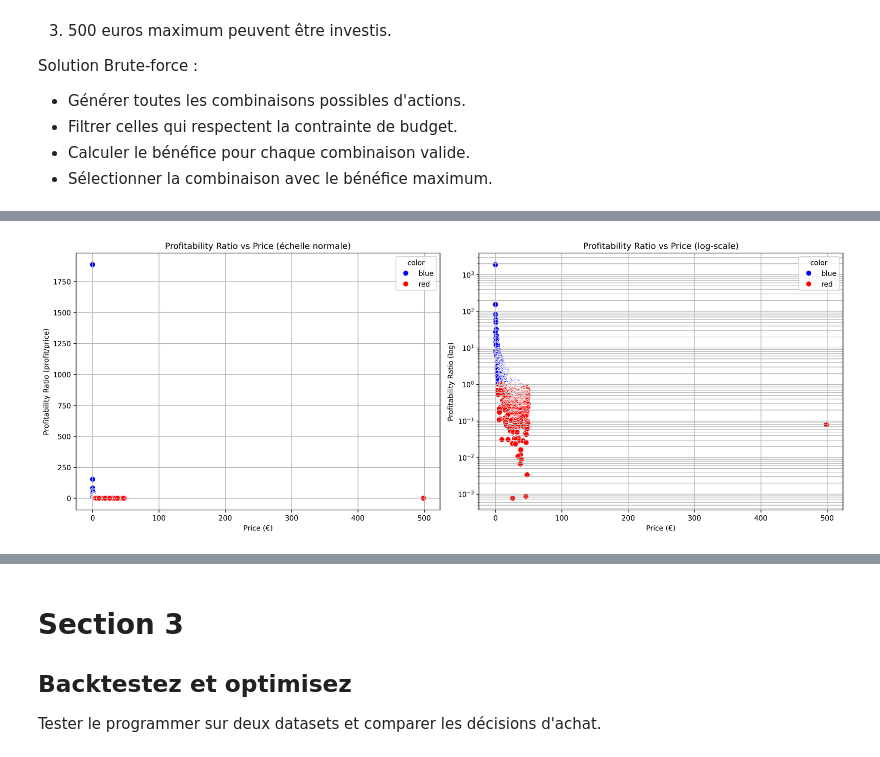
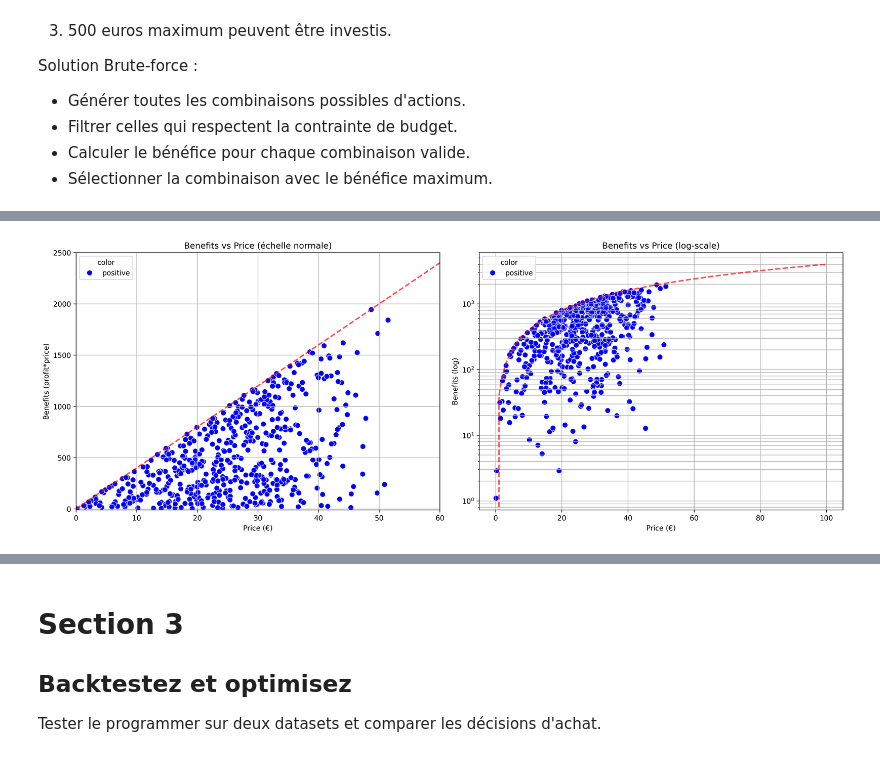
Before and after one commit to MithrandirEa/P7_Algorithmes, a Jupyter notebook: first_search/search_Notebook.ipynb, the cells around one changed output, grey strips where cells are left out. Saved outputs shown, nothing was run; the diff lists cells and outputs as text; code cells hidden in the pictures.

Commit message:
Analyse des dataset et premières observations

```diff
--- a/first_search/search_Notebook.ipynb
+++ b/first_search/search_Notebook.ipynb
@@ -210,10 +257,10 @@ import pandas as pd
 import matplotlib.pyplot as plt
 import seaborn as sns
 
-df = pd.DataFrame(sorted_actions_dataset1)
+df = pd.read_csv('data/dataset_2_cured.csv')
 
 # Coloration selon ton critère (< 1 → rouge, sinon bleu)
-df['color'] = df['profitability_ratio'].apply(lambda v: 'red' if v < 1 else 'blue')
+df['color'] = df['benefit_2y'].apply(lambda v: 'negative' if v < 1 else 'positive')
 
 # ----------------------------
 # Deux graphiques côte à côte
@@ -225,39 +272,51 @@ plt.figure(figsize=(16, 6), dpi=300)
 # -------------------------
 plt.subplot(1, 2, 1)
 sns.scatterplot(
     data=df,
     x='price',
-    y='profitability_ratio',
+    y='benefit_2y',
     hue='color',
-    palette={'red': 'red', 'blue': 'blue'},
+    palette={'negative': 'red', 'positive': 'blue'},
     s=60,
     marker='o'
 )
-plt.title("Profitability Ratio vs Price (échelle normale)")
+
+# AJOUTER ICI LA FONCTION QUI SERT DE REFÉRENCE
+x_values = np.linspace(0, 100, 100)
+plt.plot(x_values, 40*x_values, 'r--', linewidth=2, label='y = x', alpha=0.7)
+
+plt.title("Benefits vs Price (échelle normale)")
 plt.xlabel("Price (€)")
-plt.ylabel("Profitability Ratio (profit/price)")
+plt.xlim(0, 60)
+plt.ylabel("Benefits (profit*price)")
+plt.ylim(-10, 2500)
 plt.grid(True)
 
 # -------------------------
 # GRAPHIQUE 2 : échelle logarithmique
 # -------------------------
 plt.subplot(1, 2, 2)
 sns.scatterplot(
     data=df,
     x='price',
-    y='profitability_ratio',
+    y='benefit_2y',
     hue='color',
-    palette={'red': 'red', 'blue': 'blue'},
+    palette={'negative': 'red', 'positive': 'blue'},
     s=60,
     marker='o'
 )
+
+# AJOUTER ICI LA FONCTION QUI SERT DE REFÉRENCE
+x_values = np.linspace(0, 100, 100)
+plt.plot(x_values, 40*x_values, 'r--', linewidth=2, label='y = x', alpha=0.7)
+
 plt.yscale('log')  # <-- Échelle logarithmique
-plt.title("Profitability Ratio vs Price (log-scale)")
+plt.title("Benefits vs Price (log-scale)")
 plt.xlabel("Price (€)")
-plt.ylabel("Profitability Ratio (log)")
+plt.ylabel("Benefits (log)")
 plt.grid(True, which='both')
 
 plt.tight_layout()   # évite le chevauchement
 plt.show()
 # %% [output]
-[figure, old version]
+[figure, new version]
```
Also changed, not shown: parts of 14 cells of this notebook, 1 other file.
